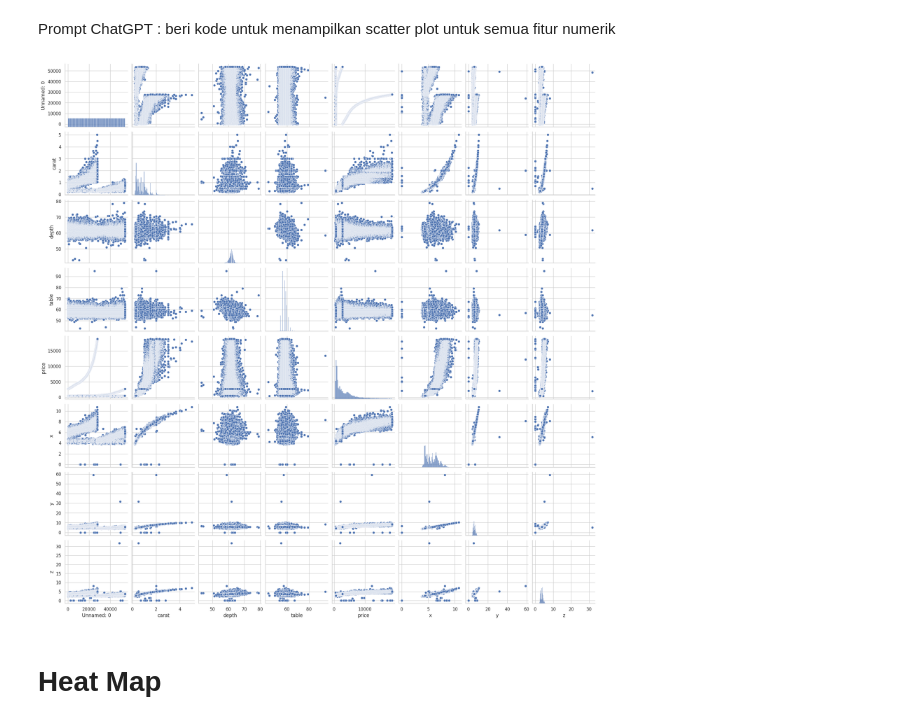
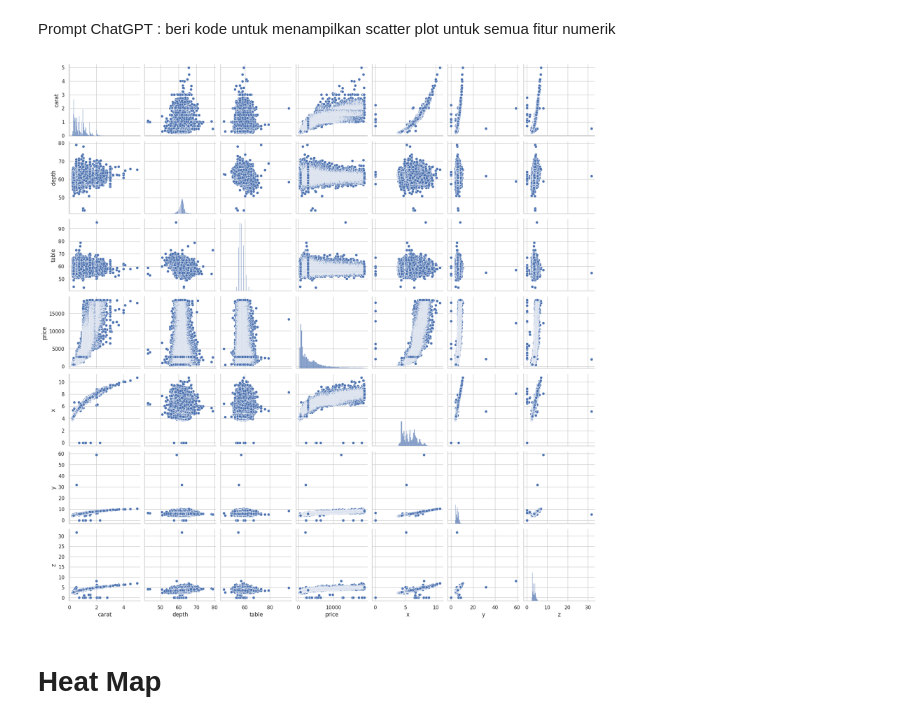
Before and after one commit to delonfadhil/MachineLearningTasks, a Jupyter notebook: 4thWeekTasks/4_Data_Visualization.ipynb, the cells around one changed output. Cells and saved outputs as stored; diff of their text form; code cells hidden in the pictures.

```diff
--- a/4thWeekTasks/4_Data_Visualization.ipynb
+++ b/4thWeekTasks/4_Data_Visualization.ipynb
@@ -133,11 +135,14 @@ plt.show()
 # %% [markdown]
 Prompt ChatGPT : beri kode untuk menampilkan scatter plot untuk semua fitur numerik
 # %%
+# Memilih fitur-fitur numerik
+numeric_features = ['carat', 'depth', 'table', 'price', 'x', 'y', 'z']
+
 # Membuat scatter plot untuk semua fitur numerik
-sns.pairplot(df.select_dtypes(include=['float64', 'int64']))
+sns.pairplot(df[numeric_features])
 plt.show()
 # %% [output]
-[figure, old version]
+[figure, new version]
 # %% [markdown]
 # Heat Map
 # %% [markdown]
```
Also changed, not shown: parts of 9 cells of this notebook.
